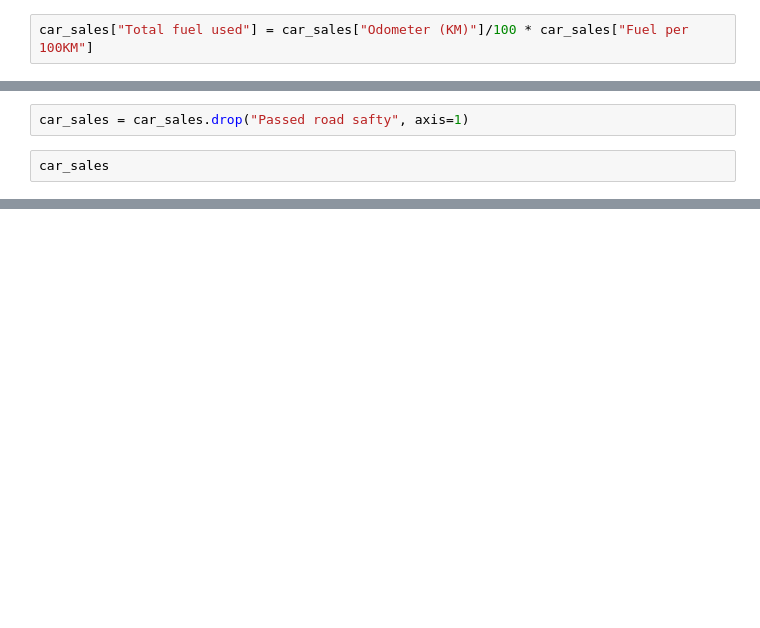
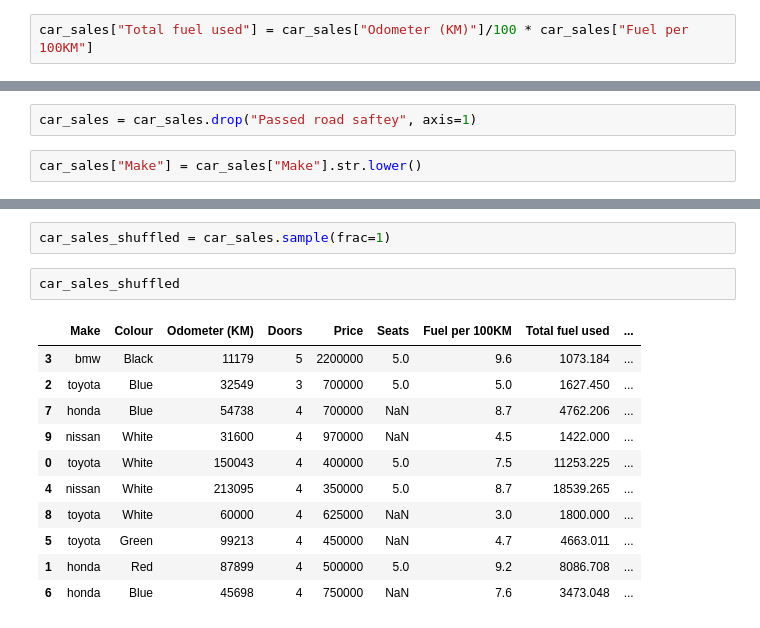
Before and after one commit to aturaritonang/pandas-data-analysis, a Jupyter notebook: 04. Manipulating Data.ipynb, the cells around one changed output, grey strips where cells are left out. Cells and saved outputs as stored; diff of their text form; blank space fills up the shorter version.

```diff
--- a/04. Manipulating Data.ipynb
+++ b/04. Manipulating Data.ipynb
@@ -240,4 +244,4 @@ car_sales.drop("Total fuel used (L)", axis=1)
 # %%
-car_sales = car_sales.drop("Passed road safty", axis=1)
+car_sales = car_sales.drop("Passed road saftey", axis=1)
 # %%
-car_sales
+car_sales["Make"] = car_sales["Make"].str.lower()
@@ -255,0 +271,16 @@ car_sales
+# %%
+car_sales_shuffled = car_sales.sample(frac=1)
+# %%
+car_sales_shuffled
+# %% [output]
+|  | Make | Colour | Odometer (KM) | Doors | Price | Seats | Fuel per 100KM | Total fuel used | ... |
+| 3 | bmw | Black | 11179 | 5 | 2200000 | 5.0 | 9.6 | 1073.184 | ... |
+| 2 | toyota | Blue | 32549 | 3 | 700000 | 5.0 | 5.0 | 1627.450 | ... |
+| 7 | honda | Blue | 54738 | 4 | 700000 | NaN | 8.7 | 4762.206 | ... |
+| 9 | nissan | White | 31600 | 4 | 970000 | NaN | 4.5 | 1422.000 | ... |
+| 0 | toyota | White | 150043 | 4 | 400000 | 5.0 | 7.5 | 11253.225 | ... |
+| 4 | nissan | White | 213095 | 4 | 350000 | 5.0 | 8.7 | 18539.265 | ... |
+| 8 | toyota | White | 60000 | 4 | 625000 | NaN | 3.0 | 1800.000 | ... |
+| 5 | toyota | Green | 99213 | 4 | 450000 | NaN | 4.7 | 4663.011 | ... |
+| 1 | honda | Red | 87899 | 4 | 500000 | 5.0 | 9.2 | 8086.708 | ... |
+| 6 | honda | Blue | 45698 | 4 | 750000 | NaN | 7.6 | 3473.048 | ... |
```
Also changed, not shown: parts of 18 cells of this notebook, 3 other files.
